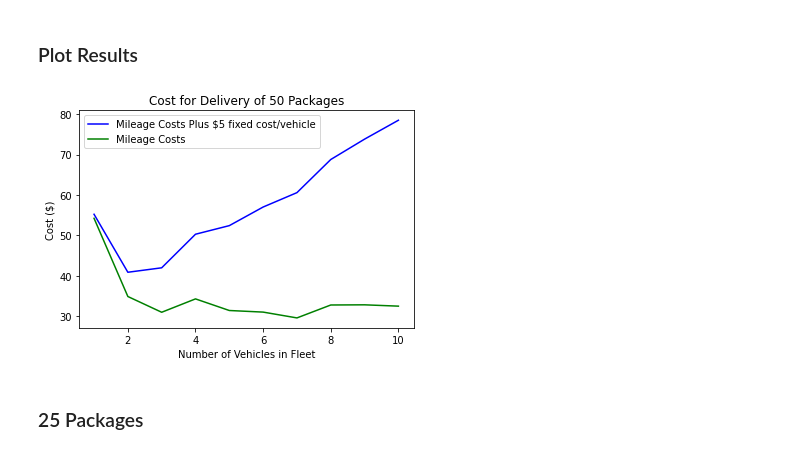
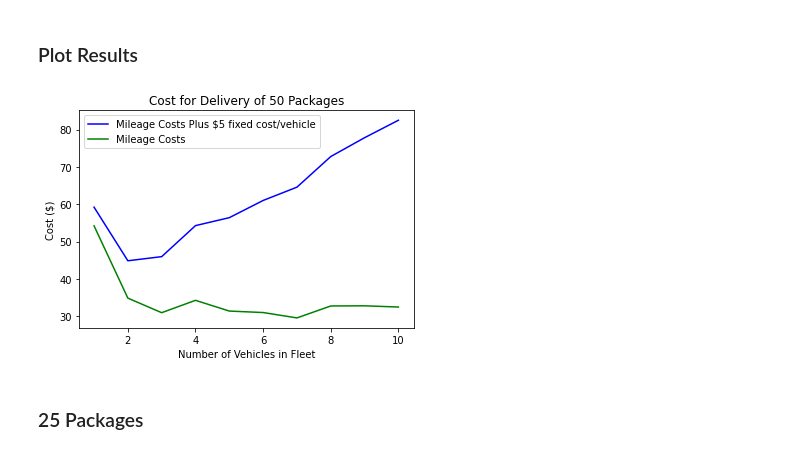
Before and after one commit to srodenbeck/PackageDeliveryOptimization, a Jupyter notebook: cost_sensitivity.ipynb, the cells around one changed output. Cells and saved outputs as stored; diff of their text form; code cells hidden in the pictures.

```diff
--- a/cost_sensitivity.ipynb
+++ b/cost_sensitivity.ipynb
@@ -291,19 +291,19 @@ Total Cost for Delivery of 50 Packages with (10 Vehicles): $32.49 (51.979 miles)
 # %%
 cost_50 = [i * .625 for i in total_mileage]
 cost_fixed_50 = cost_50[:]
 for i in range(0, len(cost_fixed_50)):
-    cost_fixed_50[i] = cost_fixed_50[i]+5*i+1
+    cost_fixed_50[i] = cost_fixed_50[i]+5*(i+1)
 
 plt.plot(range(1,11),cost_fixed_50,'b',label='Mileage Costs Plus $5 fixed cost/vehicle')
 plt.plot(range(1,11),cost_50,'g',label='Mileage Costs')
 plt.title('Cost for Delivery of 50 Packages')
 plt.xlabel('Number of Vehicles in Fleet')
 plt.ylabel('Cost ($)')
 
 plt.legend()
 plt.show()
 # %% [output]
-[figure, old version]
+[figure, new version]
 # %% [markdown]
 ### 25 Packages
 # %%
```
Also changed, not shown: parts of 2 cells of this notebook, 1 other file.
